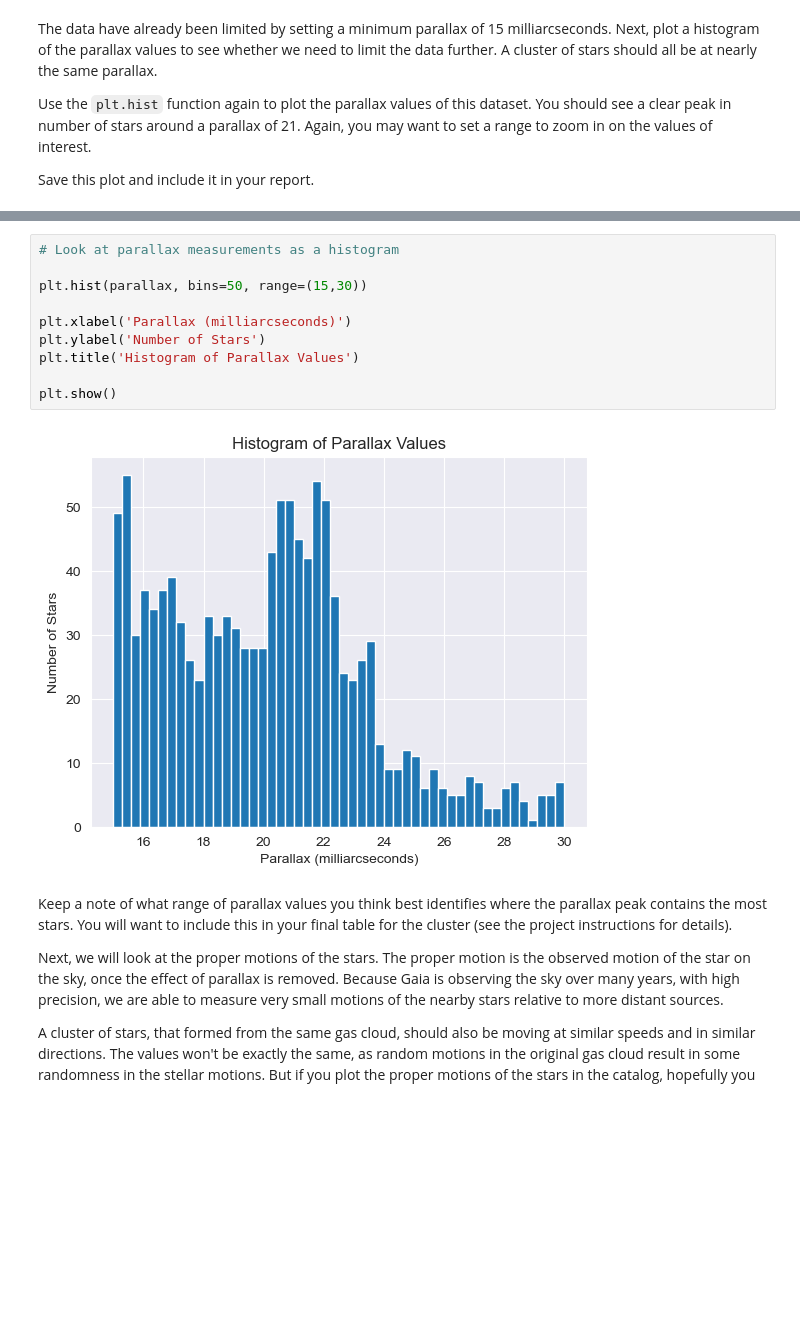
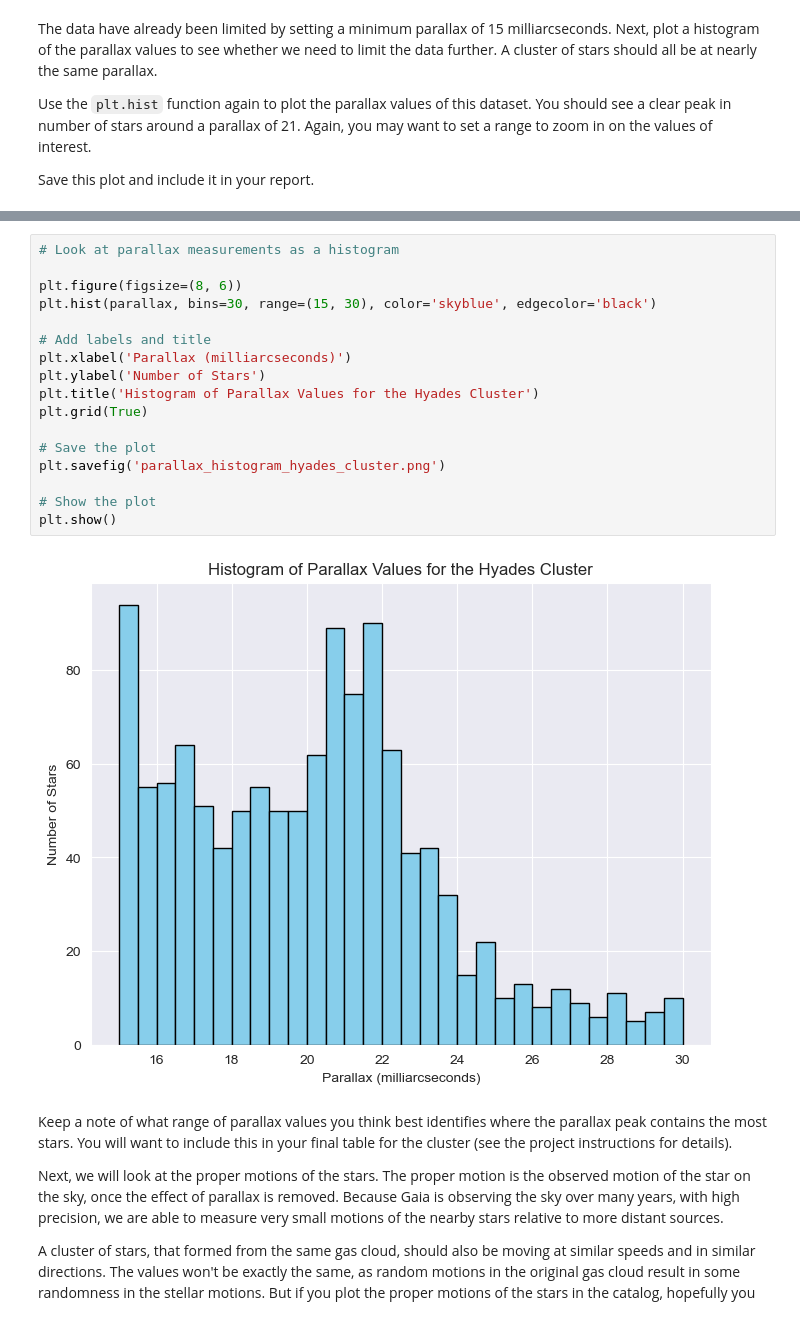
Before and after one commit to oscar066/Stellar-cluster-DataAnalysis, a Jupyter notebook: CMD_project_template.ipynb, the cells around one changed output, grey strips where cells are left out. Drawn from its saved outputs; the diff is of its cells as text; blank space fills up the shorter version.

```diff
--- a/CMD_project_template.ipynb
+++ b/CMD_project_template.ipynb
@@ -371,15 +442,22 @@ Save this plot and include it in your report.
 # %%
 # Look at parallax measurements as a histogram
 
-plt.hist(parallax, bins=50, range=(15,30))
+plt.figure(figsize=(8, 6))
+plt.hist(parallax, bins=30, range=(15, 30), color='skyblue', edgecolor='black')
 
+# Add labels and title
 plt.xlabel('Parallax (milliarcseconds)')
 plt.ylabel('Number of Stars')
-plt.title('Histogram of Parallax Values')
+plt.title('Histogram of Parallax Values for the Hyades Cluster')
+plt.grid(True)
 
+# Save the plot
+plt.savefig('parallax_histogram_hyades_cluster.png')
+
+# Show the plot
 plt.show()
 # %% [output]
-[figure, old version]
+[figure, new version]
 # %% [markdown]
 Keep a note of what range of parallax values you think best identifies where the parallax peak contains the most stars. You will want to include this in your final table for the cluster (see the project instructions for details).
 
```
Also changed, not shown: parts of 22 cells of this notebook, 5 other files.
